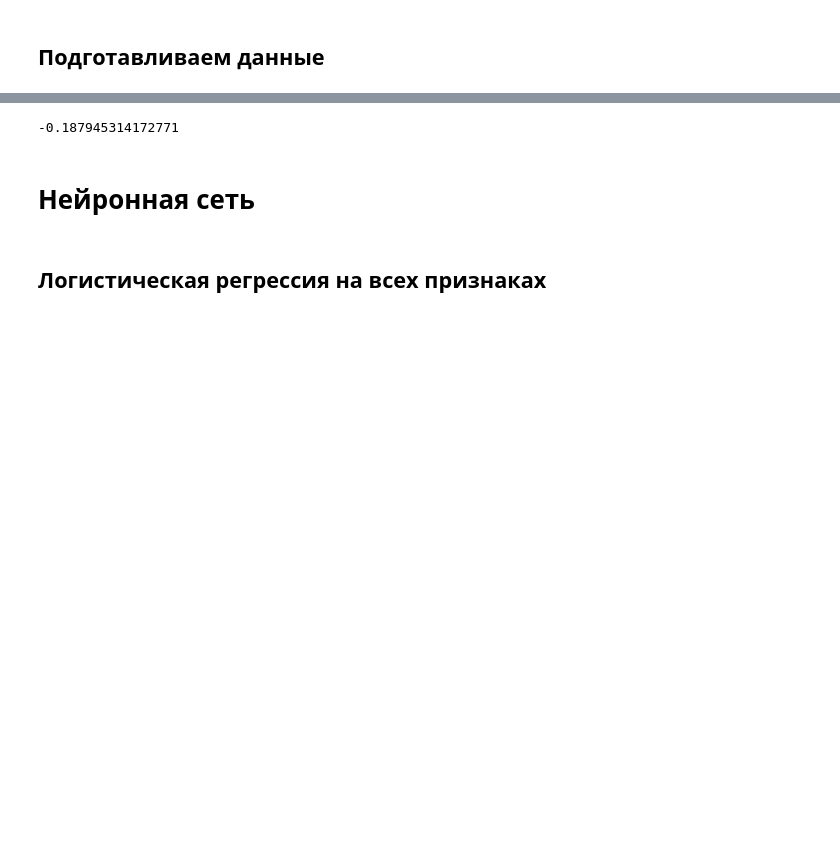
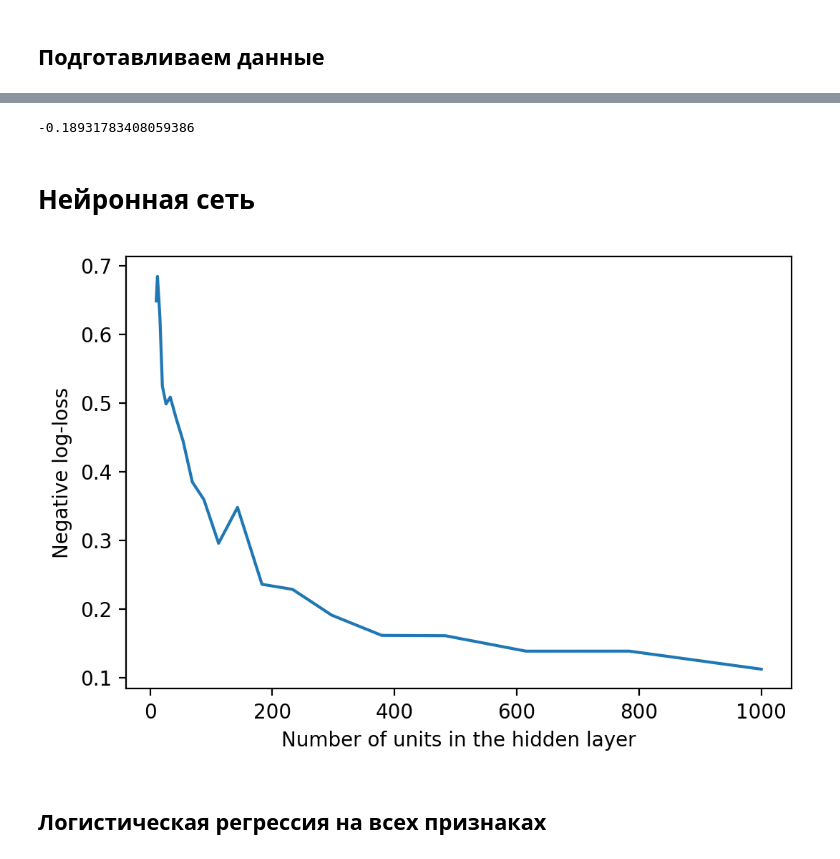
Before and after one commit to Intelligent-Systems-Phystech/BSThesis, a Jupyter notebook: Ivanychev2018/code/Learn.ipynb, the cells around one changed output, grey strips where cells are left out. Saved outputs shown, nothing was run; the diff lists cells and outputs as text; code cells hidden in the pictures; blank space fills up the shorter version.

Commit message:
Updated slides and plots

```diff
--- a/Ivanychev2018/code/Learn.ipynb
+++ b/Ivanychev2018/code/Learn.ipynb
@@ -142,8 +124,7 @@ Fitting 10 folds for each of 1022 candidates, totalling 10220 fits
 # %%
-grid_search_results['lr_l1'].best_score_
 grid_search_results['lr_l2'].best_score_
 # %% [output]
--0.187945314172771
+-0.18931783408059386
 # %% [markdown]
 # Нейронная сеть
 # %%
@@ -161,15 +142,18 @@ def test_neural_network(X, Y, units, cv=10):
     scores = []
     for train_index, test_index in kfold.split(X, Y):
         X_train, X_test = X[train_index], X[test_index]
-        y_train, y_test = (transform_to_inputs(Y[train_index], n_classes),
-                           transform_to_inputs(Y[test_index], n_classes))
+        y_train, y_test = (keras.utils.np_utils.to_categorical(Y[train_index], n_classes),
+                           keras.utils.np_utils.to_categorical(Y[test_index], n_classes))
+        model = sklearn.neural_network.MLPClassifier(hidden_layer_sizes=(units, ), activation='logistic')
 
-        model = keras.models.Sequential()
-        model.add(keras.layers.Dense(units, activation='relu', input_dim=X_train.shape[1]))
-        model.add(keras.layers.Dense(n_classes, activation='sigmoid'))
-        model.compile(loss='categorical_crossentropy',
-                      optimizer='rmsprop')
-        model.fit(X_train, y_train, epochs=20, verbose=0)
-        scores.append(model.evaluate(X_test, y_test, verbose=0))
+#         model = keras.models.Sequential()
+#         model.add(keras.layers.Dense(units, activation='relu', input_dim=X_train.shape[1]))
+#         model.add(keras.layers.Dense(n_classes, activation='sigmoid'))
+#         model.compile(loss='categorical_crossentropy',
+#                       optimizer='rmsprop')
+        model.fit(X_train, Y[train_index])
+        y_pred = model.predict_proba(X_test)
+        scores.append(sklearn.metrics.log_loss(Y[test_index], y_pred))
+#         scores.append(model.evaluate(X_test, y_test, verbose=0)
 
     return np.array(scores)
@@ -179,0 +160,13 @@ for i in tqdm.trange(5, 100, 5):
+# %%
+scores = []
+
+for units in tqdm.tqdm(np.logspace(1, 3, num=20)):
+    scores.append((int(units), np.array(test_neural_network(X, Y, int(units)))))
+# %%
+plt.figure(dpi=200)
+plt.errorbar(x=[p[0] for p in scores], y=[np.min(p[1]) for p in scores])
+plt.xlabel("Number of units in the hidden layer")
+plt.ylabel("Negative log-loss")
+plt.savefig("../pics/loss_of_n_units.png")
+# %% [output]
+[figure, added]
```
Also changed, not shown: parts of 5 cells of this notebook, 5 other files.
